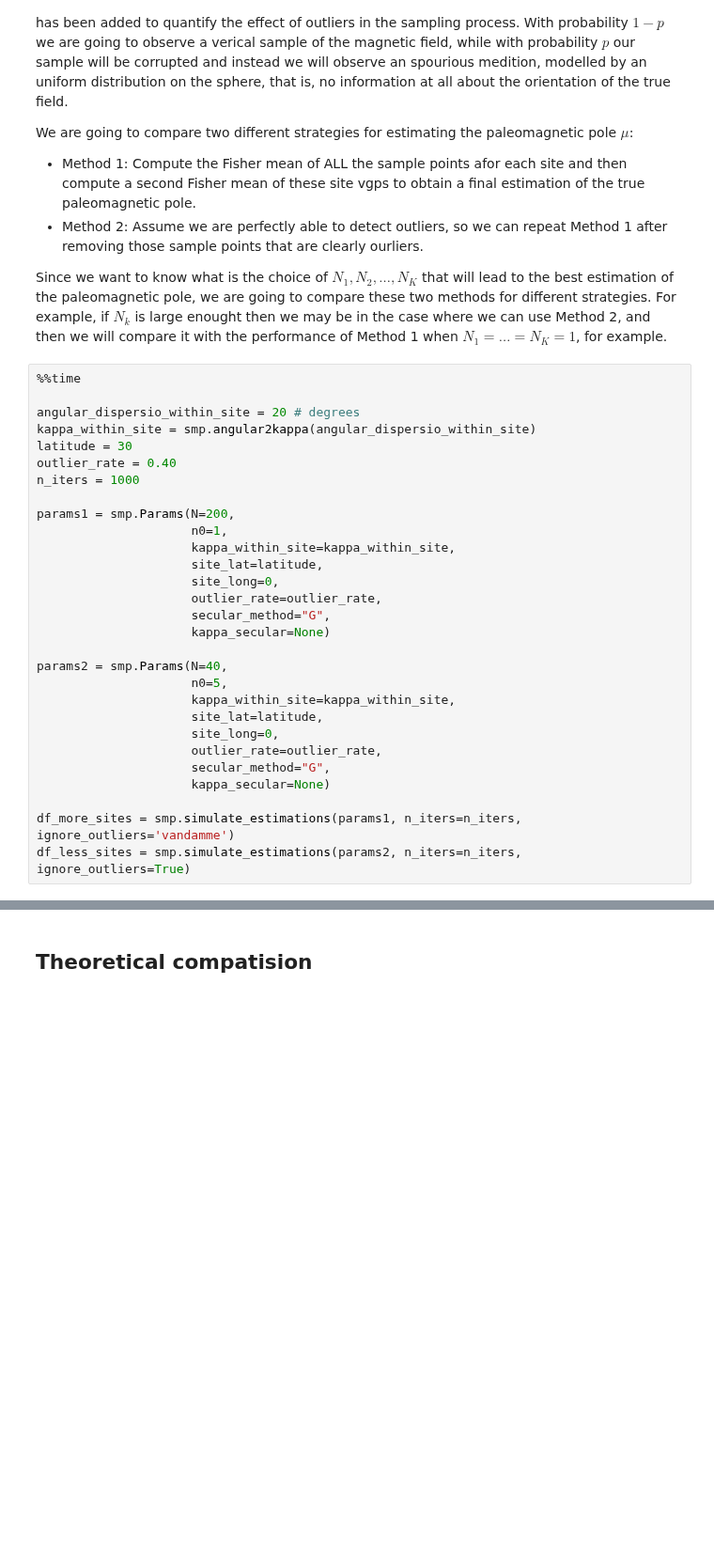
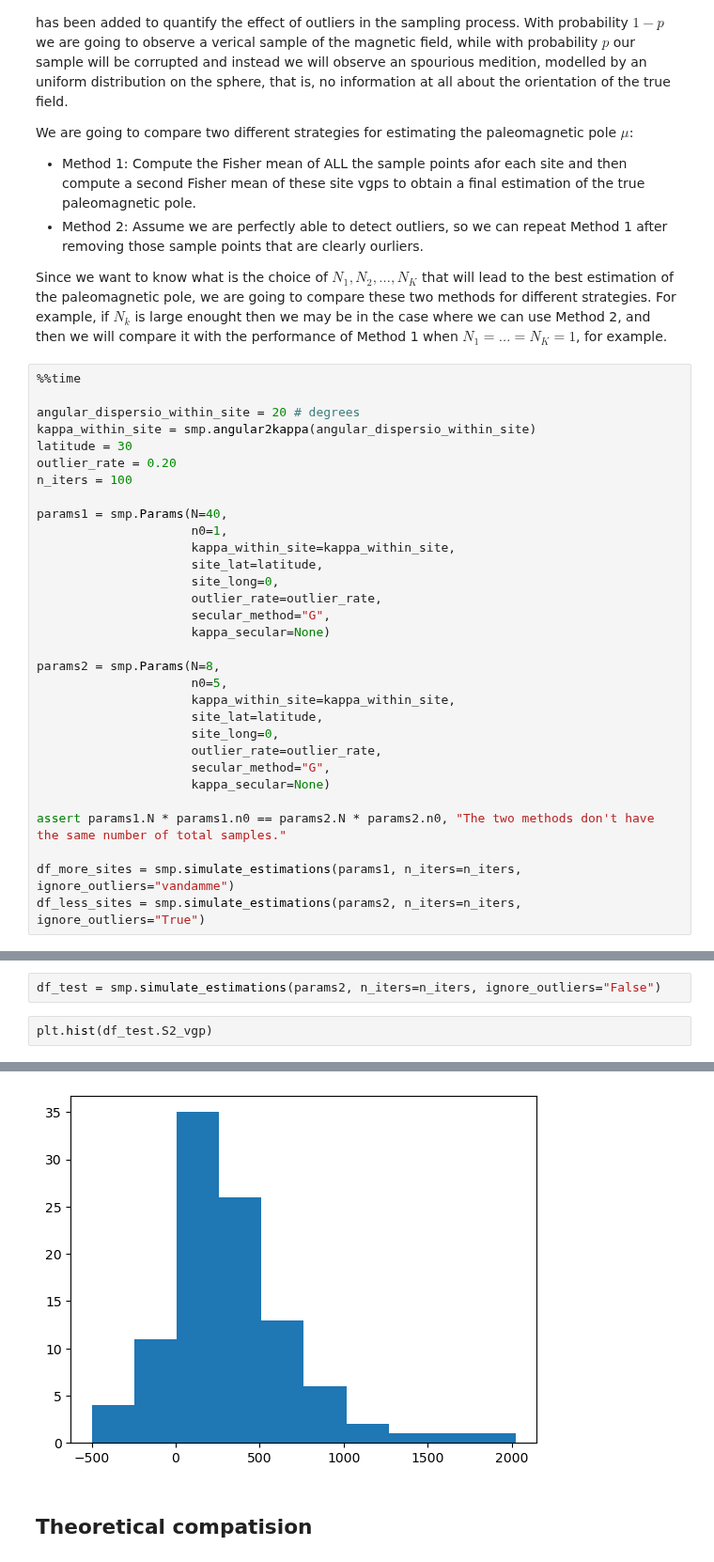
Before and after one commit to PolarWandering/PaleoSampling, a Jupyter notebook: notebooks/Sampling_comparision.ipynb, the cells around one changed output, grey strips where cells are left out. Shown at 94% size. Drawn from its saved outputs; the diff is of its cells as text; blank space fills up the shorter version.

Commit message:
updated figures

```diff
--- a/notebooks/Sampling_comparision.ipynb
+++ b/notebooks/Sampling_comparision.ipynb
@@ -45,10 +45,10 @@ Since we want to know what is the choice of $N_1, N_2, \ldots, N_K$ that will le
 angular_dispersio_within_site = 20 # degrees
 kappa_within_site = smp.angular2kappa(angular_dispersio_within_site)
 latitude = 30
-outlier_rate = 0.40
-n_iters = 1000
+outlier_rate = 0.20
+n_iters = 100
 
-params1 = smp.Params(N=200,
+params1 = smp.Params(N=40,
                      n0=1,
                      kappa_within_site=kappa_within_site,
                      site_lat=latitude,
@@ -57,7 +57,7 @@ params1 = smp.Params(N=200,
                      secular_method="G",
                      kappa_secular=None)
 
-params2 = smp.Params(N=40,
+params2 = smp.Params(N=8,
                      n0=5,
                      kappa_within_site=kappa_within_site,
                      site_lat=latitude,
@@ -66,5 +66,7 @@ params2 = smp.Params(N=40,
                      secular_method="G",
                      kappa_secular=None)
 
-df_more_sites = smp.simulate_estimations(params1, n_iters=n_iters, ignore_outliers='vandamme')
-df_less_sites = smp.simulate_estimations(params2, n_iters=n_iters, ignore_outliers=True)
+assert params1.N * params1.n0 == params2.N * params2.n0, "The two methods don't have the same number of total samples."
+
+df_more_sites = smp.simulate_estimations(params1, n_iters=n_iters, ignore_outliers="vandamme")
+df_less_sites = smp.simulate_estimations(params2, n_iters=n_iters, ignore_outliers="True")
@@ -83,0 +99,5 @@ plt.text(0.65, 0.95, textstr, transform=axes.transAxes, fontsize=14,
+# %%
+df_test = smp.simulate_estimations(params2, n_iters=n_iters, ignore_outliers="False")
+# %%
+plt.hist(df_test.S2_vgp)
+# %% [output]
@@ -84,3 +110,4 @@ plt.text(0.65, 0.95, textstr, transform=axes.transAxes, fontsize=14,
+[figure, added]
 # %% [markdown]
 ## Theoretical compatision
 # %% [markdown]
```
Also changed, not shown: parts of 5 cells of this notebook, 4 other files.
